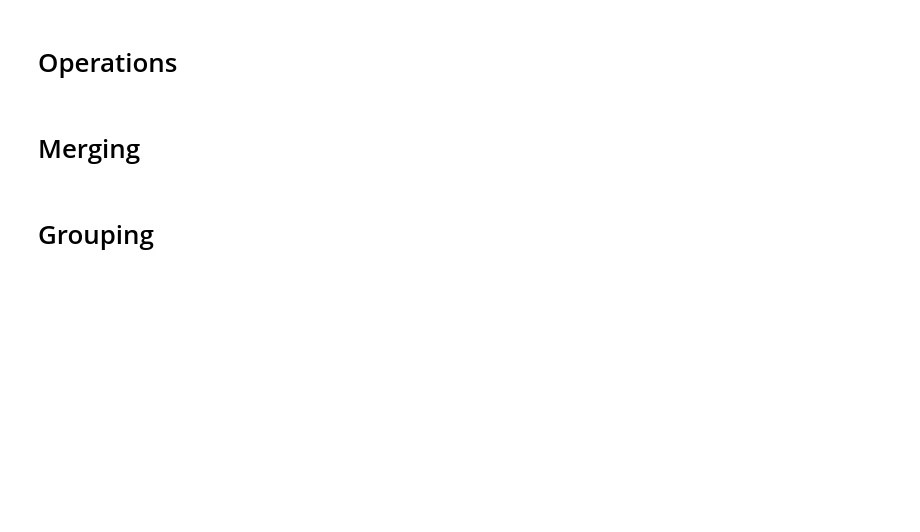
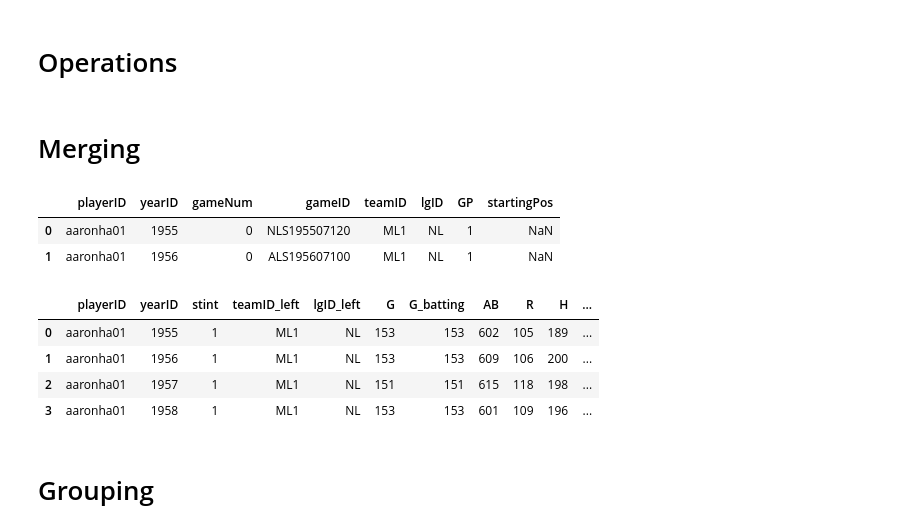
Before and after one commit to Will-So/B, a Jupyter notebook: 10 Minutes Blaze.ipynb, the cells around one changed output. Cells and saved outputs as stored; diff of their text form; code cells hidden in the pictures; blank space fills up the shorter version.

```diff
--- a/10 Minutes Blaze.ipynb
+++ b/10 Minutes Blaze.ipynb
@@ -251,3 +241,10 @@ _ = pandas_df.plot(kind='scatter', x='AB', y='H', alpha=.2)
 # Merging
 # %%
 from blaze import join
+all_stars = db.AllstarFull
+# %%
+all_stars.head(2)
+# %% [output]
+|  | playerID | yearID | gameNum | gameID | teamID | lgID | GP | startingPos |
+| 0 | aaronha01 | 1955 | 0 | NLS195507120 | ML1 | NL | 1 | NaN |
+| 1 | aaronha01 | 1956 | 0 | ALS195607100 | ML1 | NL | 1 | NaN |
@@ -254,3 +253,12 @@ from blaze import join
+# %%
+all_star_stats = join(df, all_stars, ['playerID','yearID'])
+all_star_stats.head(4)
+# %% [output]
+|  | playerID | yearID | stint | teamID_left | lgID_left | G | G_batting | AB | R | H | ... |
+| 0 | aaronha01 | 1955 | 1 | ML1 | NL | 153 | 153 | 602 | 105 | 189 | ... |
+| 1 | aaronha01 | 1956 | 1 | ML1 | NL | 153 | 153 | 609 | 106 | 200 | ... |
+| 2 | aaronha01 | 1957 | 1 | ML1 | NL | 151 | 151 | 615 | 118 | 198 | ... |
+| 3 | aaronha01 | 1958 | 1 | ML1 | NL | 153 | 153 | 601 | 109 | 196 | ... |
 # %% [markdown]
 # Grouping
 # %% [markdown]
```
Also changed, not shown: parts of 14 cells of this notebook.
